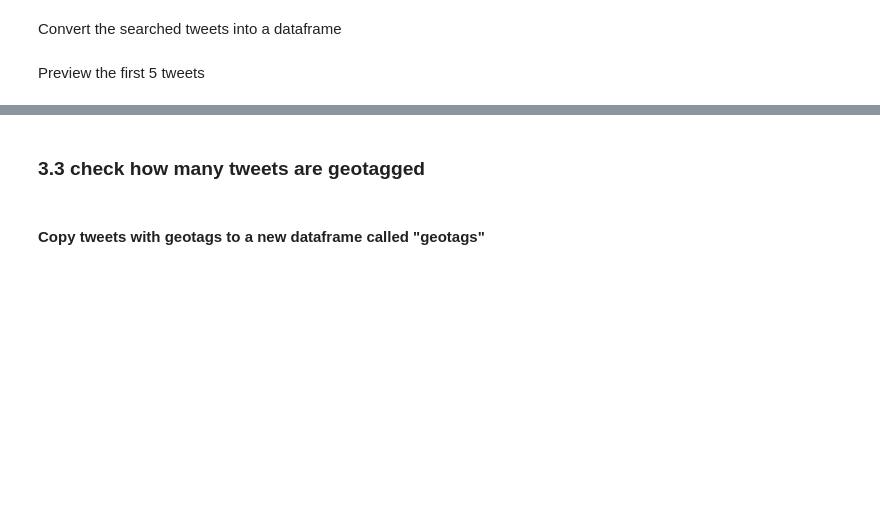
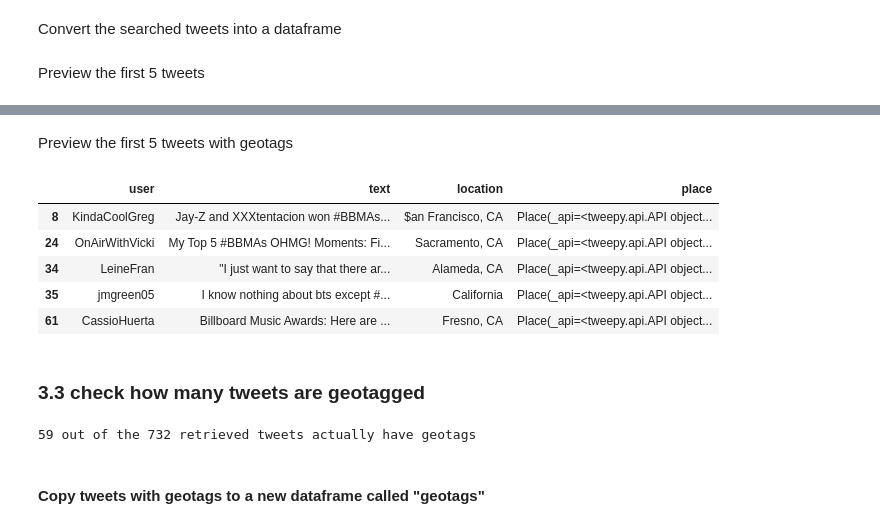
Before and after one commit to qiang-yi/GEOG389, a Jupyter notebook: Jupyter/twitter_workshop.ipynb, the cells around one changed output, grey strips where cells are left out. Saved outputs shown, nothing was run; the diff lists cells and outputs as text; code cells hidden in the pictures; blank space fills up the shorter version.

```diff
--- a/Jupyter/twitter_workshop.ipynb
+++ b/Jupyter/twitter_workshop.ipynb
@@ -183,15 +336,14 @@ Query for popular trend keyword in San Francisco (200 miles range)
 # %% [markdown]
 ## <font color='red'><strong>Note: please wait for the instruction before running the following code. All people running together may lead to an IP block</strong></font>
 # %%
-new_search = "Messi -filter:retweets"
+new_search = "#BBMAs -filter:retweets"
 #new_search = " -filter:retweets"
 
 # use cursor to send your request with parameters
 tweets = tweepy.Cursor(api.search,
                    q=new_search,
-                   #bounding_box = [-124.848974, 24.396308, -66.885444, 49.384358], # contiguous U.S.
                    geocode = "37.7749,-122.4194,200mi",
-                   lang="en").items(100)
+                   lang="en").items(1000)
 
 # restore the results as a list
 search_result = [[tweet.user.screen_name, tweet.text, tweet.user.location,tweet.place] for tweet in tweets]
@@ -207,2 +366,13 @@ df_result.head()
+# %% [markdown]
+Preview the first 5 tweets with geotags
+# %%
+df_result[df_result['place'].notna()].head()
+# %% [output]
+|  | user | text | location | place |
+| 8 | KindaCoolGreg | Jay-Z and XXXtentacion won #BBMAs... | $an Francisco, CA | Place(_api=<tweepy.api.API object... |
+| 24 | OnAirWithVicki | My Top 5 #BBMAs OHMG! Moments: Fi... | Sacramento, CA | Place(_api=<tweepy.api.API object... |
+| 34 | LeineFran | "I just want to say that there ar... | Alameda, CA | Place(_api=<tweepy.api.API object... |
+| 35 | jmgreen05 | I know nothing about bts except #... | California | Place(_api=<tweepy.api.API object... |
+| 61 | CassioHuerta | Billboard Music Awards: Here are ... | Fresno, CA | Place(_api=<tweepy.api.API object... |
 # %% [markdown]
 ### 3.3 check how many tweets are geotagged
@@ -211,3 +379,10 @@ print(len(df_result[df_result['place'].notna()]),"/",len(df_result))
+# %%
+all_tweets = len(df_result[df_result['place'].notna()]) # all retrieved tweets
+geo_tweets = len(df_result) # tweets that actually have geotags.
+
+print("%s out of the %s retrieved tweets actually have geotags" % (all_tweets, geo_tweets))
+# %% [output]
+59 out of the 732 retrieved tweets actually have geotags
 # %% [markdown]
 #### Copy tweets with geotags to a new dataframe called "geotags"
 # %%
```
Also changed, not shown: parts of 55 cells of this notebook.
